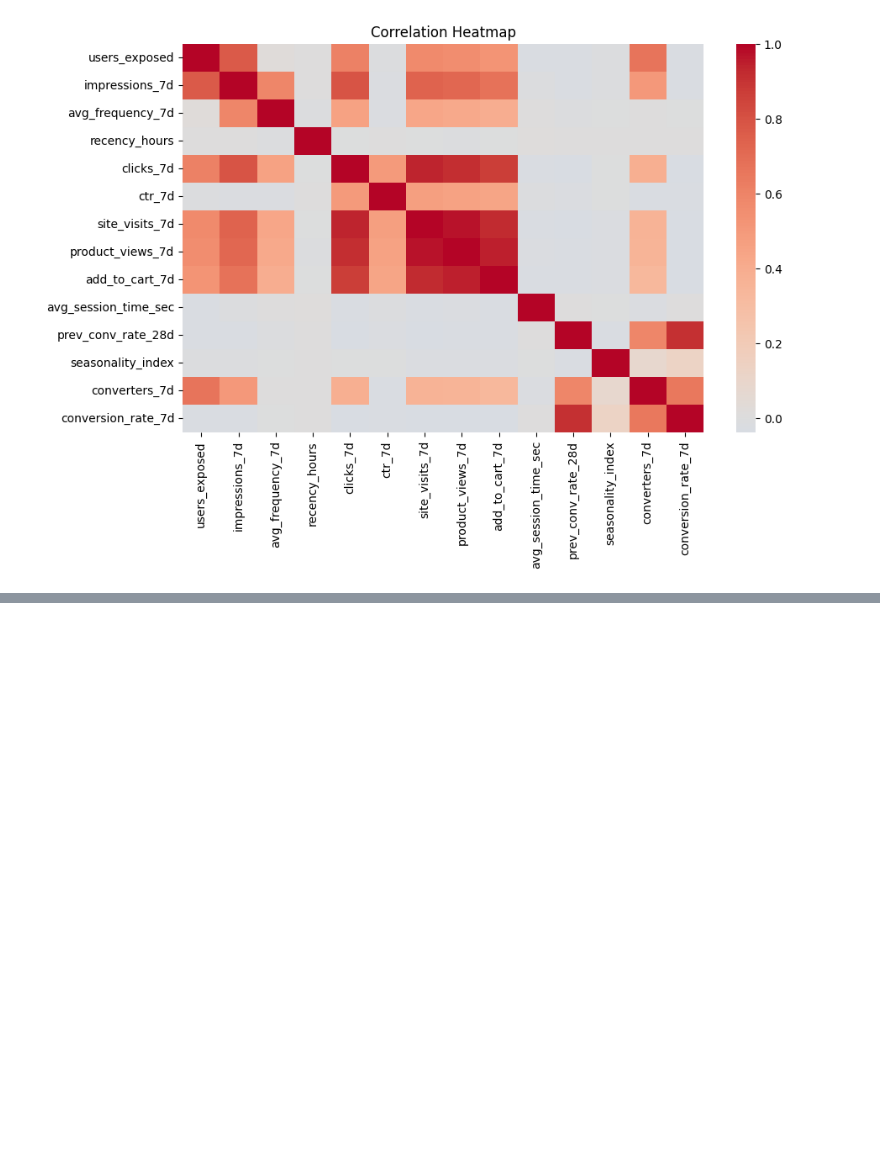
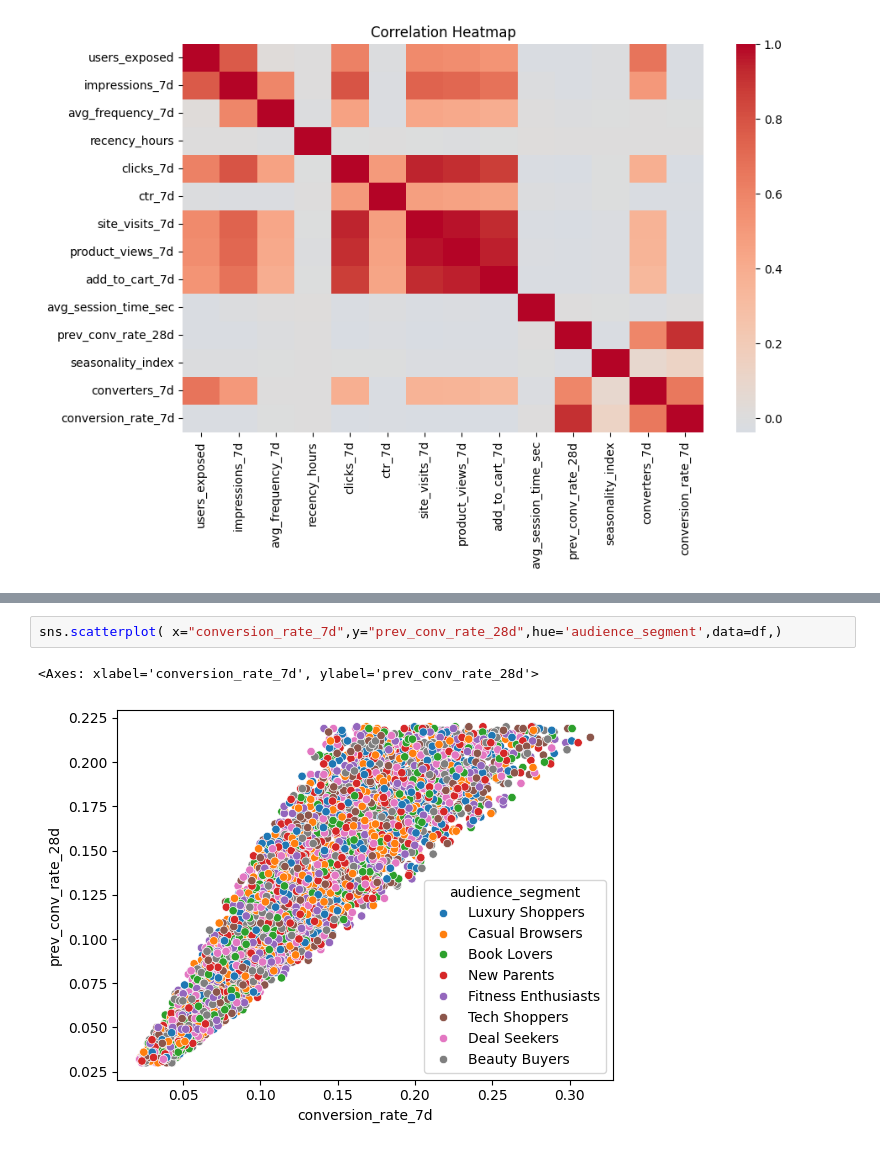
Before and after one commit to bharathkrishna711-lab/audience-conversion-propensity, a Jupyter notebook: notebooks/01_eda.ipynb, the cells around one changed output, grey strips where cells are left out. Cells and saved outputs as stored; diff of their text form; blank space fills up the shorter version.

Commit message:
Added multiple new plots

```diff
--- a/notebooks/01_eda.ipynb
+++ b/notebooks/01_eda.ipynb
@@ -239,0 +263,5 @@ plt.show()
+# %%
+sns.scatterplot( x="conversion_rate_7d",y="prev_conv_rate_28d",hue='audience_segment',data=df,)
+# %% [output]
+<Axes: xlabel='conversion_rate_7d', ylabel='prev_conv_rate_28d'>
+[figure, added]
```
Also changed, not shown: parts of 10 cells of this notebook.
